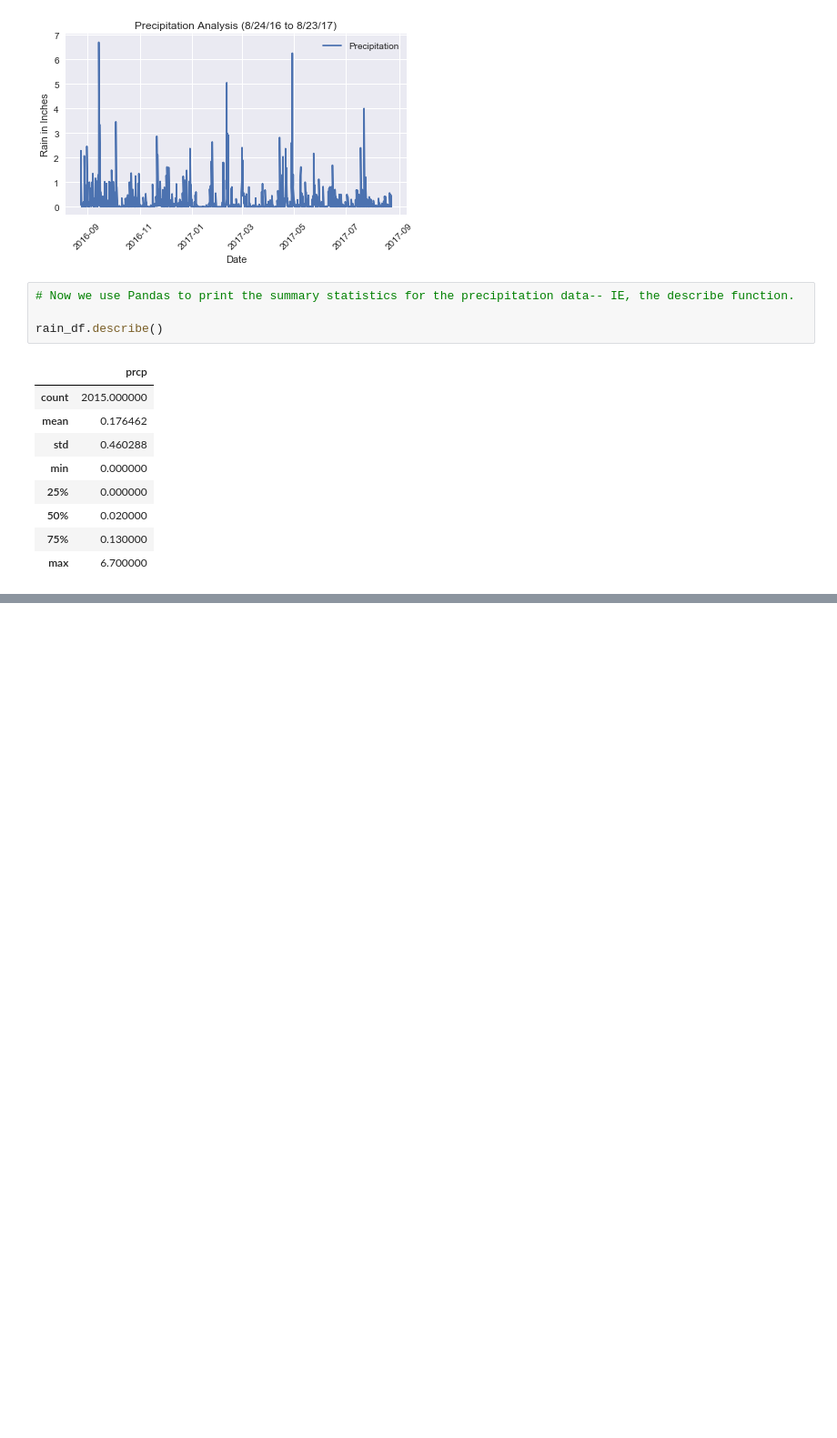
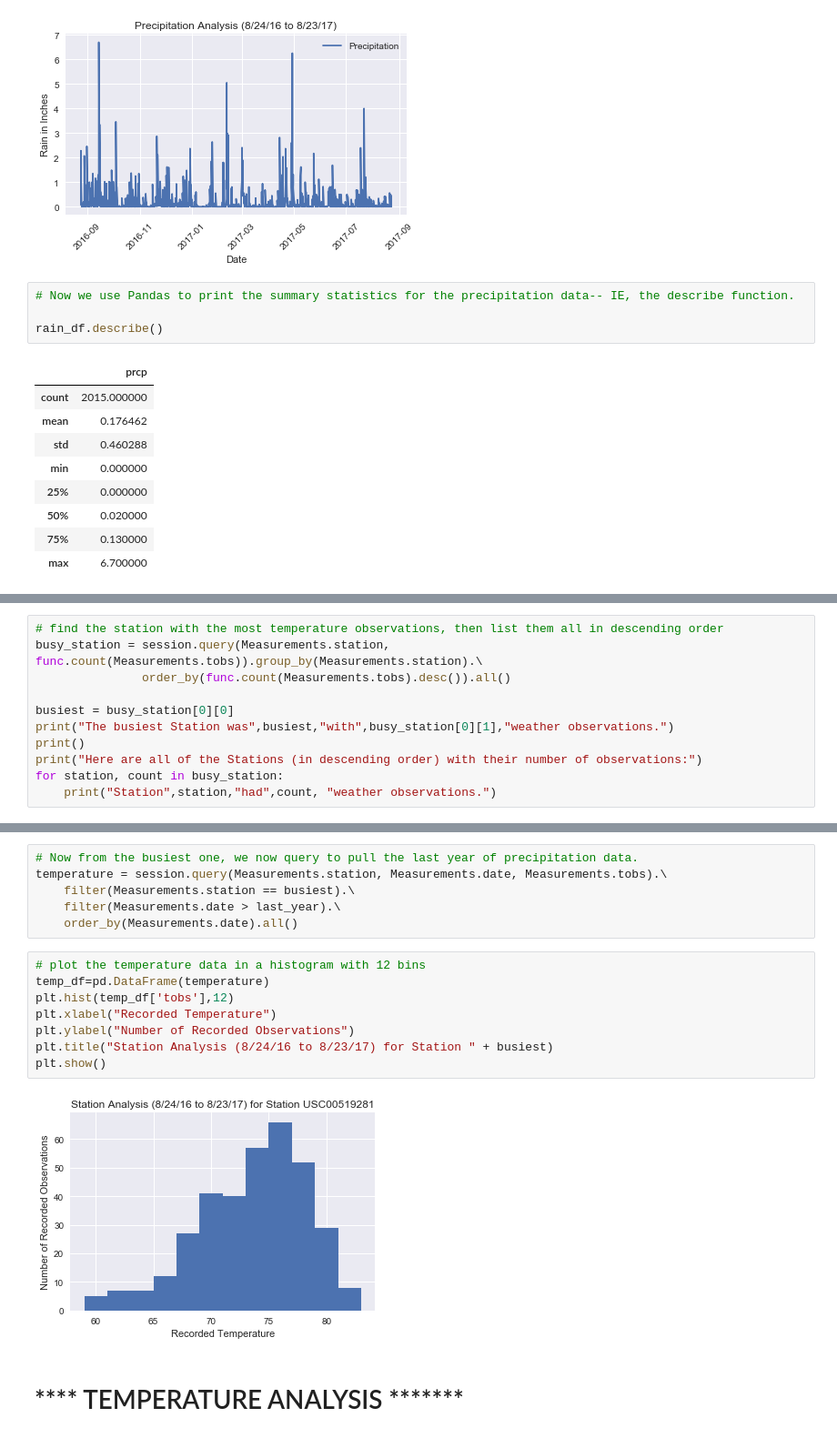
Before and after one commit to APK500/HW-11_Surfs_UP, a Jupyter notebook: climate_analysis.ipynb, the cells around one changed output, grey strips where cells are left out. Shown: that part at 91% size. Cells and saved outputs as stored; diff of their text form; blank space fills up the shorter version.

```diff
--- a/climate_analysis.ipynb
+++ b/climate_analysis.ipynb
@@ -166,0 +175,11 @@ rain_df.describe()
+# %%
+# find the station with the most temperature observations, then list them all in descending order
+busy_station = session.query(Measurements.station, func.count(Measurements.tobs)).group_by(Measurements.station).\
+               order_by(func.count(Measurements.tobs).desc()).all()
+
+busiest = busy_station[0][0]
+print("The busiest Station was",busiest,"with",busy_station[0][1],"weather observations.")
+print()
+print("Here are all of the Stations (in descending order) with their number of observations:")
+for station, count in busy_station:
+    print("Station",station,"had",count, "weather observations.")
@@ -166,0 +199,18 @@ rain_df.describe()
+# %%
+# Now from the busiest one, we now query to pull the last year of precipitation data.
+temperature = session.query(Measurements.station, Measurements.date, Measurements.tobs).\
+    filter(Measurements.station == busiest).\
+    filter(Measurements.date > last_year).\
+    order_by(Measurements.date).all()
+# %%
+# plot the temperature data in a histogram with 12 bins
+temp_df=pd.DataFrame(temperature)
+plt.hist(temp_df['tobs'],12)
+plt.xlabel("Recorded Temperature")
+plt.ylabel("Number of Recorded Observations")
+plt.title("Station Analysis (8/24/16 to 8/23/17) for Station " + busiest)
+plt.show()
+# %% [output]
+[figure, added]
+# %% [markdown]
+# **** TEMPERATURE ANALYSIS *******
```
Also changed, not shown: parts of 6 cells of this notebook.
